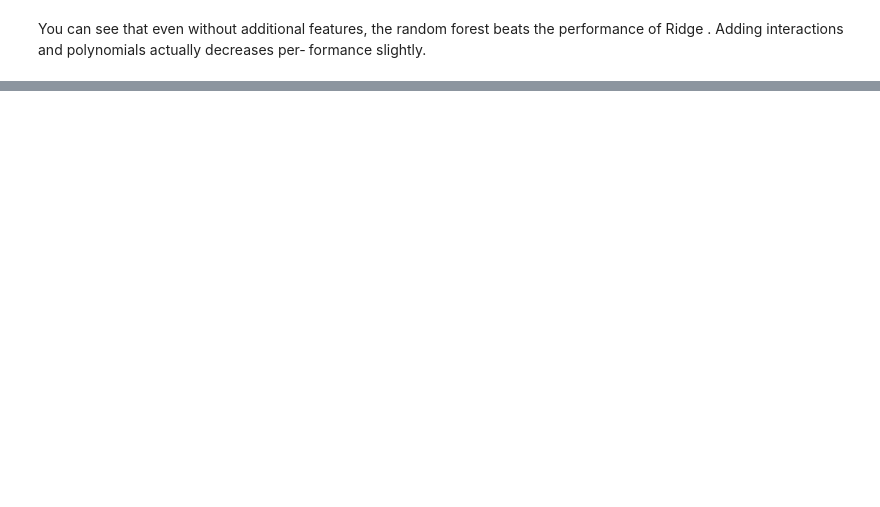
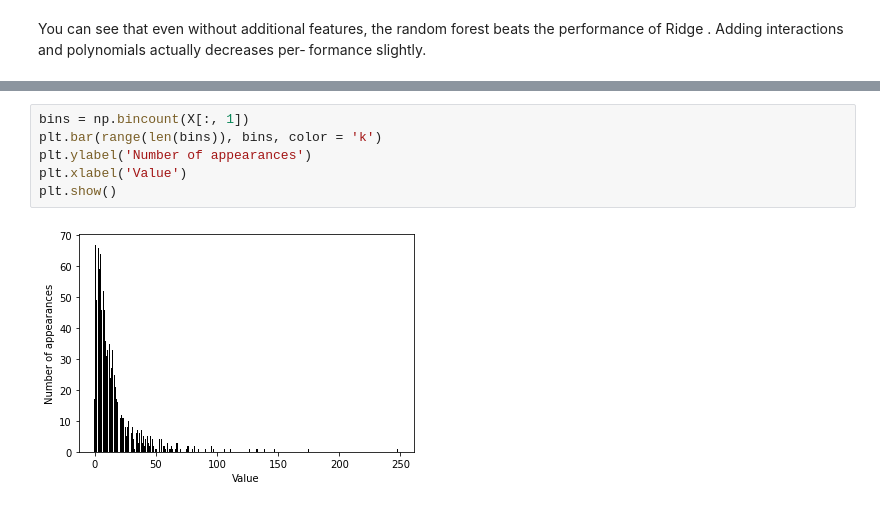
Before and after one commit to cmarsa/imlwp, a Jupyter notebook: 04_representing_data_and_engineering_features.ipynb, the cells around one changed output, grey strips where cells are left out. Drawn from its saved outputs; the diff is of its cells as text; blank space fills up the shorter version.

```diff
--- a/04_representing_data_and_engineering_features.ipynb
+++ b/04_representing_data_and_engineering_features.ipynb
@@ -505,0 +549,8 @@ formance slightly.
+# %%
+bins = np.bincount(X[:, 1])
+plt.bar(range(len(bins)), bins, color = 'k')
+plt.ylabel('Number of appearances')
+plt.xlabel('Value')
+plt.show()
+# %% [output]
+[figure, added]
```
Also changed, not shown: parts of 46 cells of this notebook.
